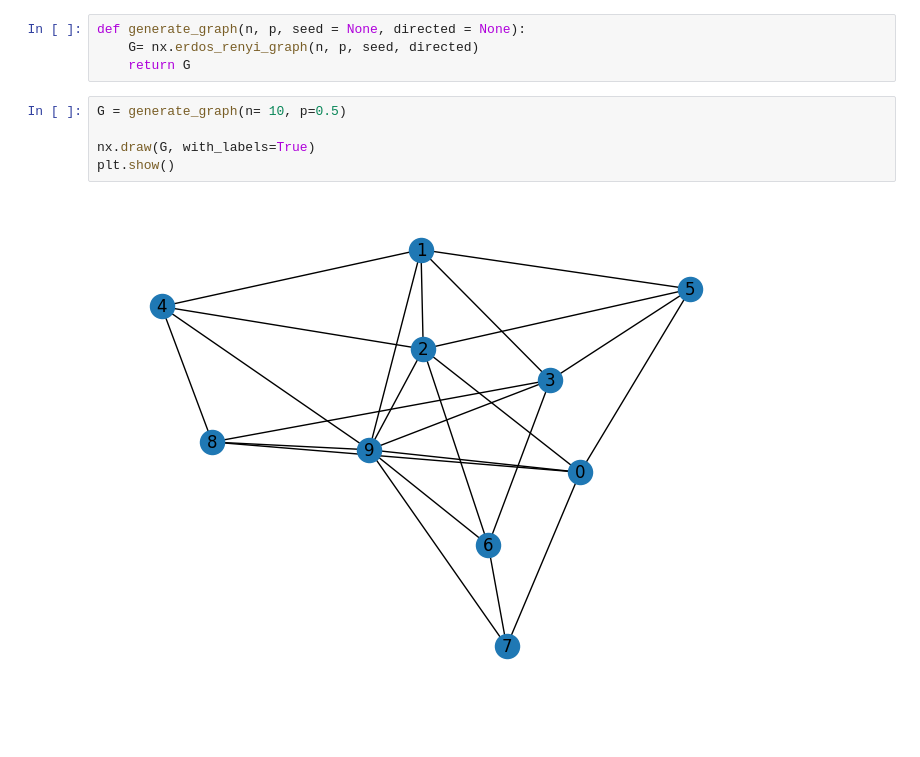
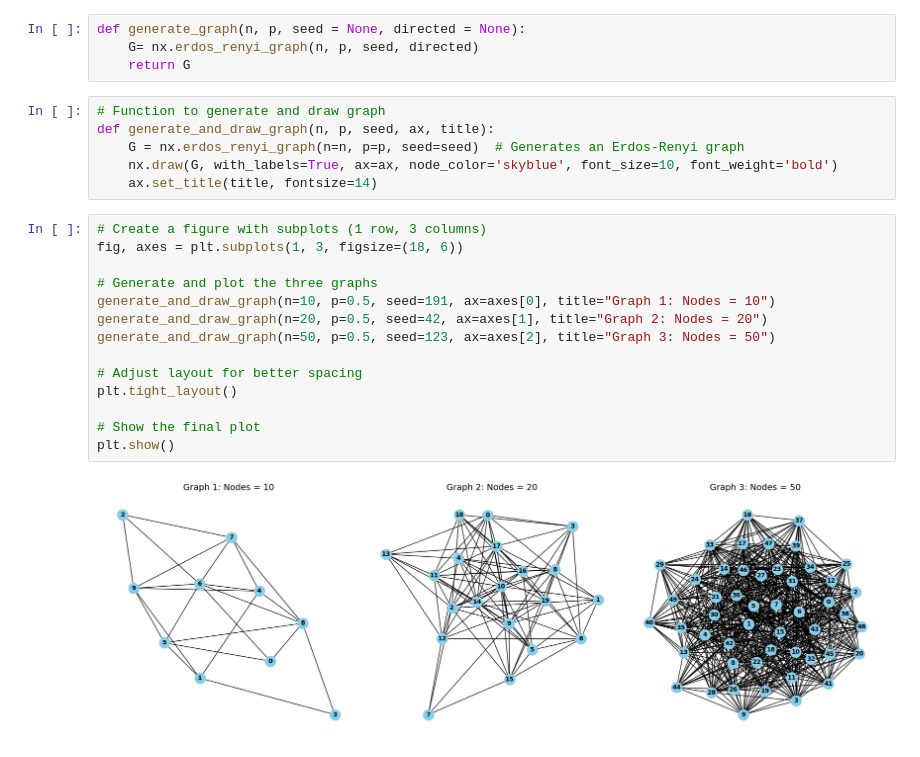
Before and after one commit to uniquekarki/Watermark_GNN, a Jupyter notebook: notebooks/ER_Graph.ipynb, the cells around one changed output. Drawn from its saved outputs; the diff is of its cells as text; blank space fills up the shorter version.

```diff
--- a/notebooks/ER_Graph.ipynb
+++ b/notebooks/ER_Graph.ipynb
@@ -7,10 +7,25 @@ import matplotlib.pyplot as plt
 def generate_graph(n, p, seed = None, directed = None):
     G= nx.erdos_renyi_graph(n, p, seed, directed)
     return G
-# %%
-G = generate_graph(n= 10, p=0.5)
-
-nx.draw(G, with_labels=True)
-plt.show()
-# %% [output]
-[figure, removed]
+# %%
+# Function to generate and draw graph
+def generate_and_draw_graph(n, p, seed, ax, title):
+    G = nx.erdos_renyi_graph(n=n, p=p, seed=seed)  # Generates an Erdos-Renyi graph
+    nx.draw(G, with_labels=True, ax=ax, node_color='skyblue', font_size=10, font_weight='bold')
+    ax.set_title(title, fontsize=14)
+# %%
+# Create a figure with subplots (1 row, 3 columns)
+fig, axes = plt.subplots(1, 3, figsize=(18, 6))
+
+# Generate and plot the three graphs
+generate_and_draw_graph(n=10, p=0.5, seed=191, ax=axes[0], title="Graph 1: Nodes = 10")
+generate_and_draw_graph(n=20, p=0.5, seed=42, ax=axes[1], title="Graph 2: Nodes = 20")
+generate_and_draw_graph(n=50, p=0.5, seed=123, ax=axes[2], title="Graph 3: Nodes = 50")
+
+# Adjust layout for better spacing
+plt.tight_layout()
+
+# Show the final plot
+plt.show()
+# %% [output]
+[figure, added]
```
Also changed, not shown: 3 other files.
